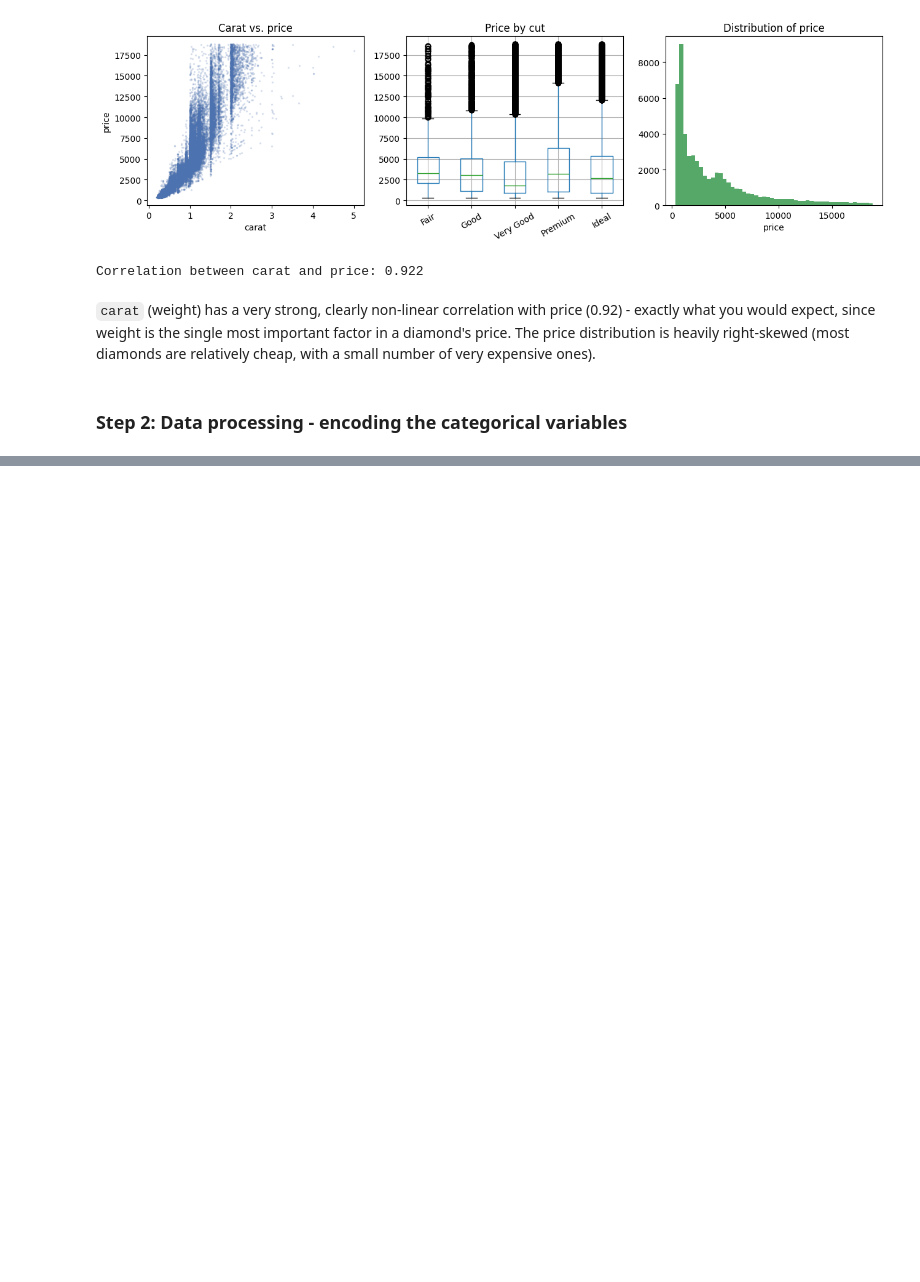
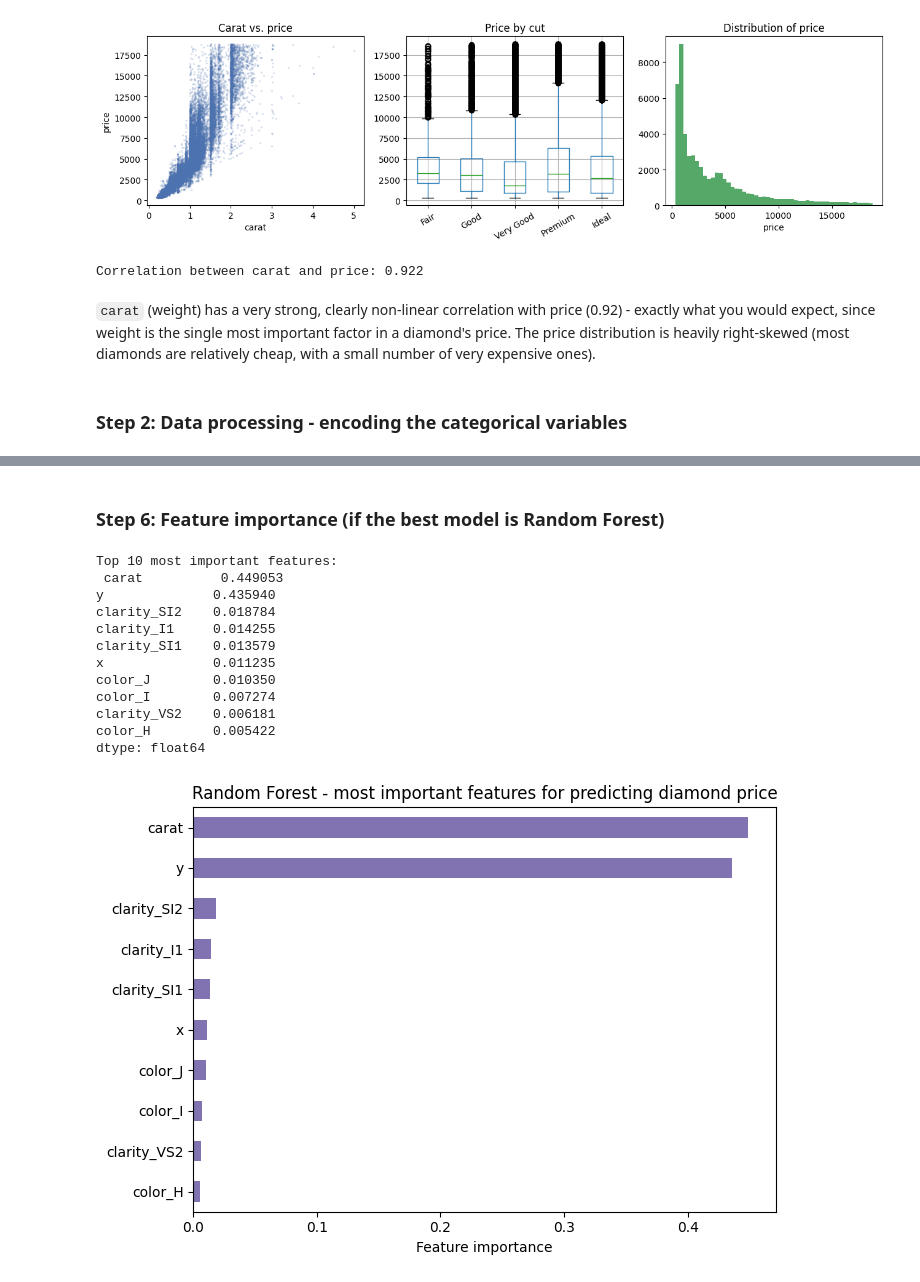
Before and after one commit to arbazshah52/Individual-Machine-Learning, a Jupyter notebook: Kapital3/Kapital3 Diamond.ipynb, the cells around one changed output, grey strips where cells are left out. Cells and saved outputs as stored; diff of their text form; code cells hidden in the pictures; blank space fills up the shorter version.

```diff
--- a/Kapital3/Kapital3 Diamond.ipynb
+++ b/Kapital3/Kapital3 Diamond.ipynb
@@ -135,0 +278,31 @@ relatively cheap, with a small number of very expensive ones).
+# %% [markdown]
+### Step 6: Feature importance (if the best model is Random Forest)
+# %%
+if best_name == "Random Forest":
+    importances = pd.Series(
+        rf_gs.best_estimator_.feature_importances_, index=X_train.columns
+    ).sort_values(ascending=False)
+    print("Top 10 most important features:\n", importances.head(10))
+
+    fig, ax = plt.subplots(figsize=(7, 5))
+    importances.head(10).sort_values().plot(kind="barh", ax=ax, color="#8172B2")
+    ax.set_xlabel("Feature importance")
+    ax.set_title("Random Forest - most important features for predicting diamond price")
+    plt.tight_layout()
+    plt.show()
+else:
+    print(f"The best model was {best_name}; there is no feature-importance attribute to show (only tree-based models have one).")
+# %% [output]
+Top 10 most important features:
+ carat          0.449053
+y              0.435940
+clarity_SI2    0.018784
+clarity_I1     0.014255
+clarity_SI1    0.013579
+x              0.011235
+color_J        0.010350
+color_I        0.007274
+clarity_VS2    0.006181
+color_H        0.005422
+dtype: float64
+[figure, added]
```
Also changed, not shown: parts of 10 cells of this notebook.
